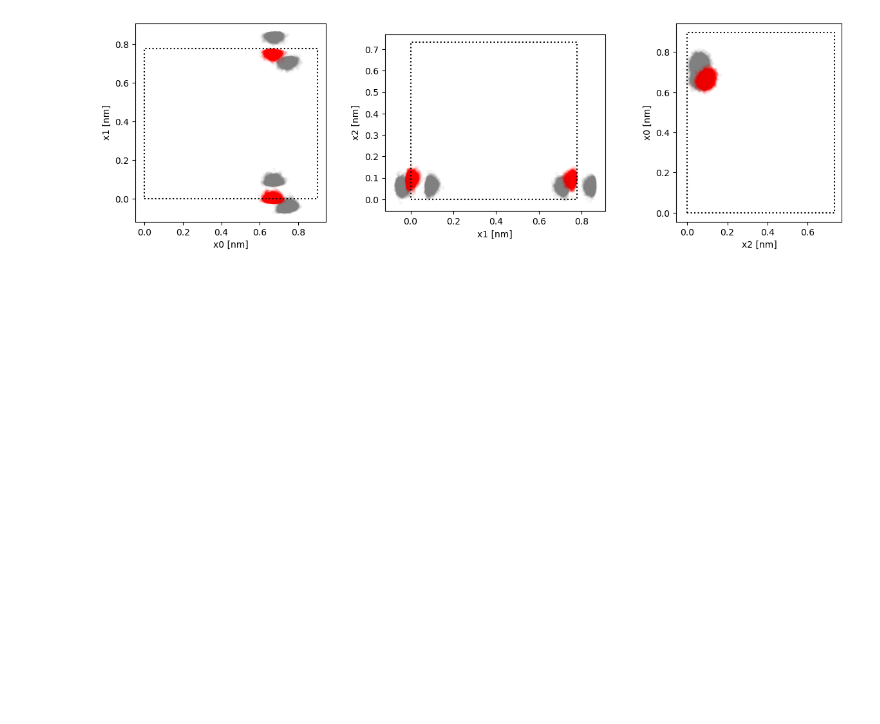
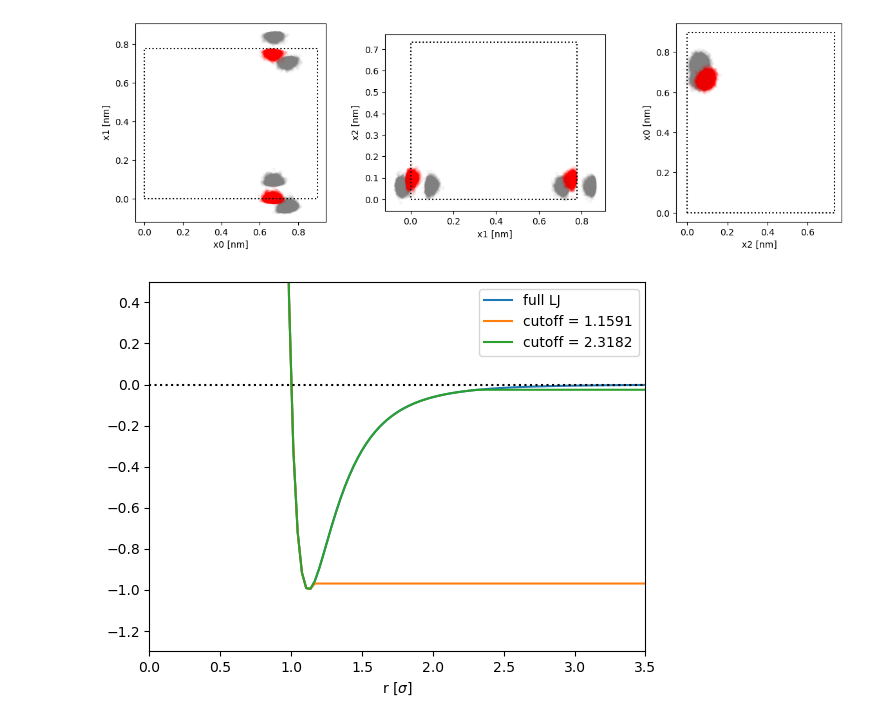
Before and after one commit to noegroup/rigid-flows, a Jupyter notebook: data/water/ice_analysis.ipynb, the cells around one changed output. Cells and saved outputs as stored; diff of their text form; code cells hidden in the pictures; blank space fills up the shorter version.

```diff
--- a/data/water/ice_analysis.ipynb
+++ b/data/water/ice_analysis.ipynb
@@ -153,3 +152,25 @@ oxygen 0
 [figure]
 oxygen 4
 [figure]
+# %%
+def LennardJones(r, cutoff=None):
+    if cutoff is None:
+        return 4*(r**(-12)-r**(-6))
+    else:
+        return np.where(r<cutoff, LennardJones(r), LennardJones(cutoff))
+
+r = np.linspace(0.5, 3.5, 100)
+plt.plot(r, LennardJones(r), label='full LJ')
+cutoff = 1.1591
+plt.plot(r, LennardJones(r, cutoff), label=f'cutoff = {cutoff}')
+cutoff *= 2
+plt.plot(r, LennardJones(r, cutoff), label=f'cutoff = {cutoff}')
+
+plt.axhline(0, c='k', ls=':')
+plt.ylim(-1.3, .5)
+plt.xlim(0, 3.5)
+plt.xlabel('r [$\sigma$]')
+plt.legend()
+plt.show()
+# %% [output]
+[figure, added]
```
Also changed, not shown: parts of 2 cells of this notebook, 1 other file.
